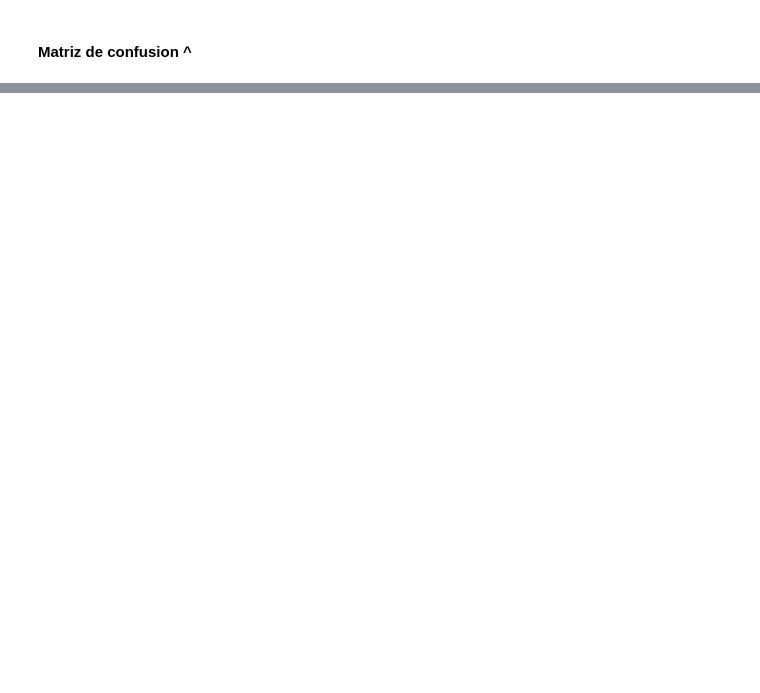
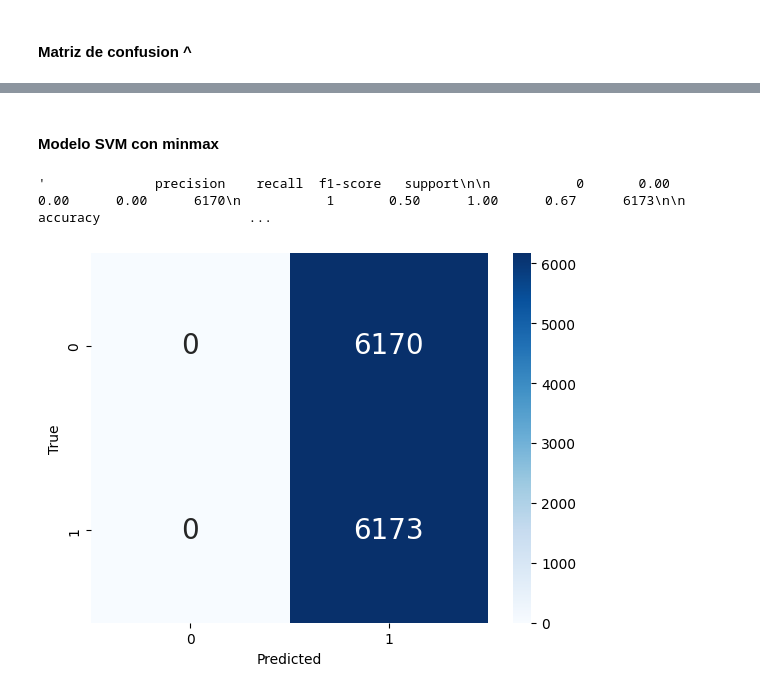
Before and after one commit to m-cabrerar/7506R-1C2023-GRUPO01, a Jupyter notebook: checkpoint 3/7506R_TP1_GRUPO01_CHP3_ENTREGA.ipynb, the cells around one changed output, grey strips where cells are left out. Cells and saved outputs as stored; diff of their text form; code cells hidden in the pictures; blank space fills up the shorter version.

```diff
--- a/checkpoint 3/7506R_TP1_GRUPO01_CHP3_ENTREGA.ipynb
+++ b/checkpoint 3/7506R_TP1_GRUPO01_CHP3_ENTREGA.ipynb
@@ -300,0 +330,21 @@ plt.show()
+# %% [markdown]
+#### Modelo SVM con minmax
+# %%
+svm_minmax= SVC()
+
+#Lo entreno con los datos escalados con min max
+svm_minmax.fit(x_train_minmax, y_train)
+
+y_pred=svm_minmax.predict(x_test)
+classification_report(y_test,y_pred)
+# %% [output]
+'              precision    recall  f1-score   support\n\n           0       0.00      0.00      0.00      6170\n           1       0.50      1.00      0.67      6173\n\n    accuracy                   ...
+# %%
+#Matriz de confusion
+cm = confusion_matrix(y_test,y_pred)
+sns.heatmap(cm, cmap='Blues', annot=True, fmt='g', annot_kws={'size':20})
+plt.xlabel('Predicted')
+plt.ylabel('True')
+plt.show()
+# %% [output]
+[figure, added]
```
Also changed, not shown: parts of 8 cells of this notebook.
